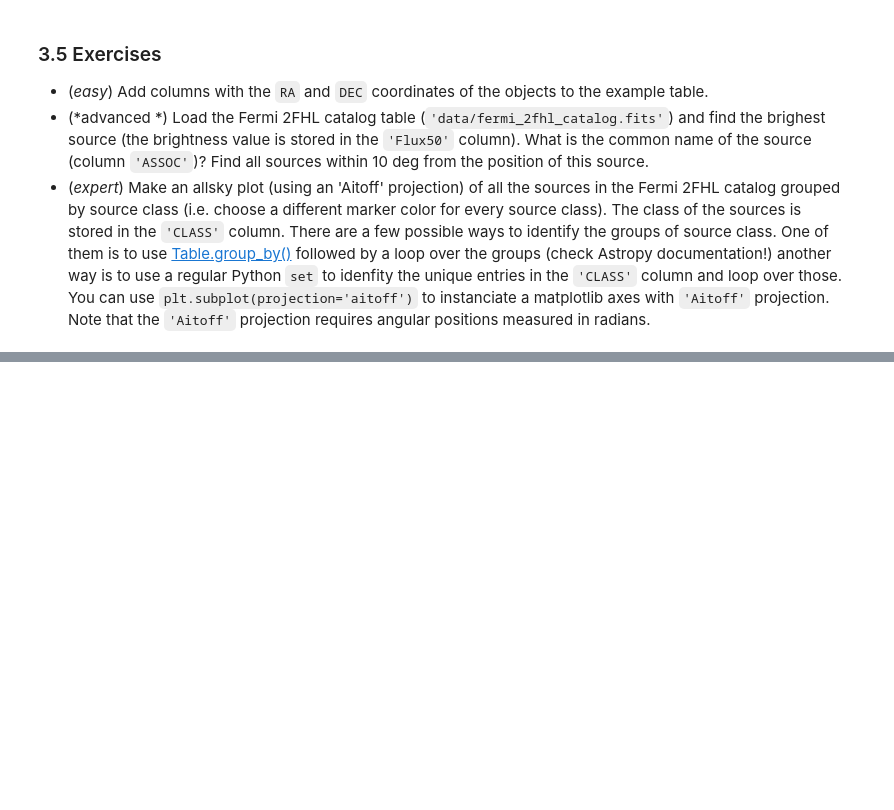
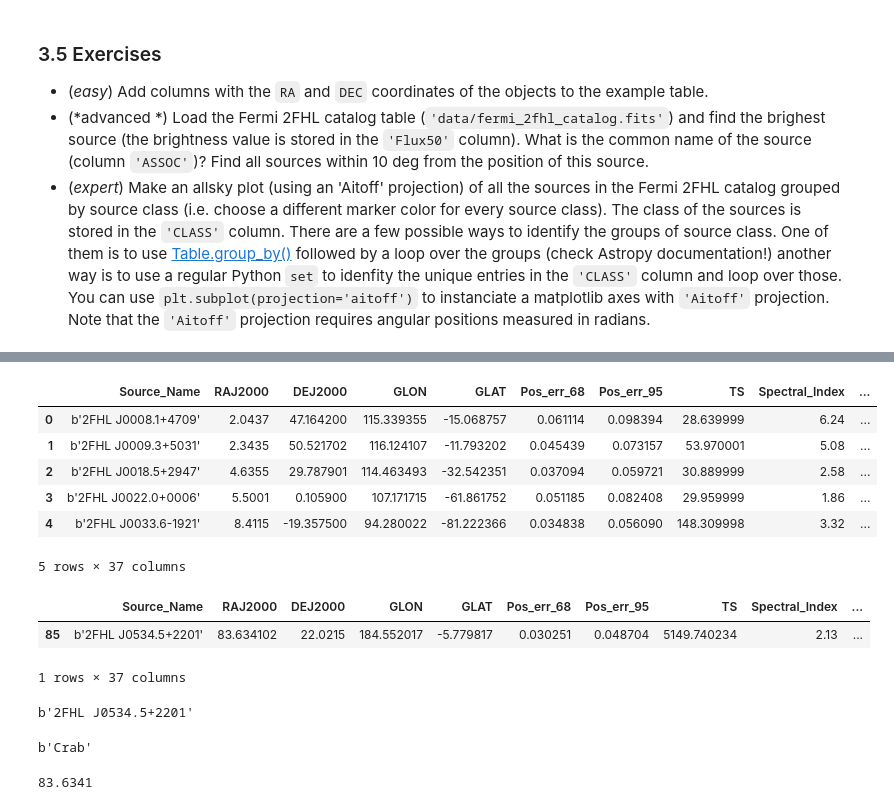
Before and after one commit to tosaric/rijeka_school_ruben, a Jupyter notebook: notebooks/astropy/astropy_lesson.ipynb, the cells around one changed output, grey strips where cells are left out. Saved outputs shown, nothing was run; the diff lists cells and outputs as text; code cells hidden in the pictures; blank space fills up the shorter version.

```diff
--- a/notebooks/astropy/astropy_lesson.ipynb
+++ b/notebooks/astropy/astropy_lesson.ipynb
@@ -572,0 +842,4 @@ Find all sources within 10 deg from the position of this source.
+# %%
+names = [name for name in fermi_catalog.colnames if len(fermi_catalog[name].shape) <= 1]
+df = fermi_catalog[names].to_pandas()
+df.info()
@@ -572,0 +864,31 @@ Find all sources within 10 deg from the position of this source.
+# %%
+df.head()
+# %% [output]
+|  | Source_Name | RAJ2000 | DEJ2000 | GLON | GLAT | Pos_err_68 | Pos_err_95 | TS | Spectral_Index | ... |
+| 0 | b'2FHL J0008.1+4709' | 2.0437 | 47.164200 | 115.339355 | -15.068757 | 0.061114 | 0.098394 | 28.639999 | 6.24 | ... |
+| 1 | b'2FHL J0009.3+5031' | 2.3435 | 50.521702 | 116.124107 | -11.793202 | 0.045439 | 0.073157 | 53.970001 | 5.08 | ... |
+| 2 | b'2FHL J0018.5+2947' | 4.6355 | 29.787901 | 114.463493 | -32.542351 | 0.037094 | 0.059721 | 30.889999 | 2.58 | ... |
+| 3 | b'2FHL J0022.0+0006' | 5.5001 | 0.105900 | 107.171715 | -61.861752 | 0.051185 | 0.082408 | 29.959999 | 1.86 | ... |
+| 4 | b'2FHL J0033.6-1921' | 8.4115 | -19.357500 | 94.280022 | -81.222366 | 0.034838 | 0.056090 | 148.309998 | 3.32 | ... |
+5 rows × 37 columns
+# %%
+row = df[df["Flux50"] == df["Flux50"].max()]
+row
+# %% [output]
+|  | Source_Name | RAJ2000 | DEJ2000 | GLON | GLAT | Pos_err_68 | Pos_err_95 | TS | Spectral_Index | ... |
+| 85 | b'2FHL J0534.5+2201' | 83.634102 | 22.0215 | 184.552017 | -5.779817 | 0.030251 | 0.048704 | 5149.740234 | 2.13 | ... |
+1 rows × 37 columns
+# %%
+source_name_max = row["Source_Name"].values[0]
+source_name_max
+# %% [output]
+b'2FHL J0534.5+2201'
+# %%
+assoc_name_max = row["ASSOC"].values[0]
+assoc_name_max
+# %% [output]
+b'Crab'
+# %%
+df[df["ASSOC"] == b"Crab"]["RAJ2000"].values[0]
+# %% [output]
+83.6341
```
Also changed, not shown: parts of 56 cells of this notebook.
